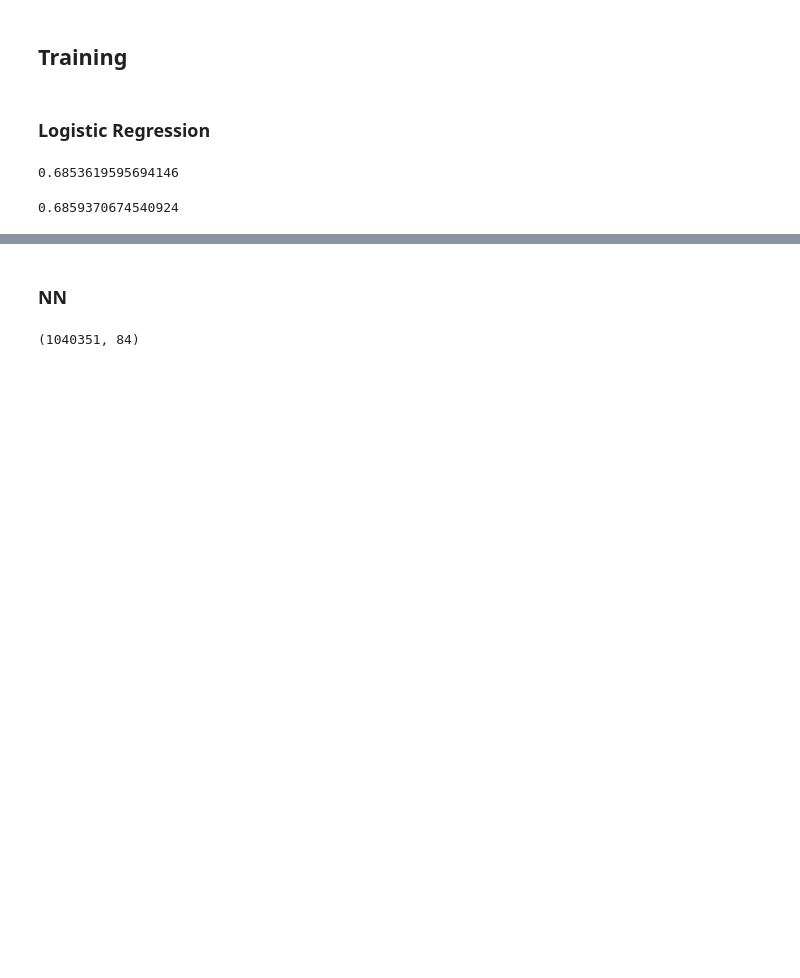
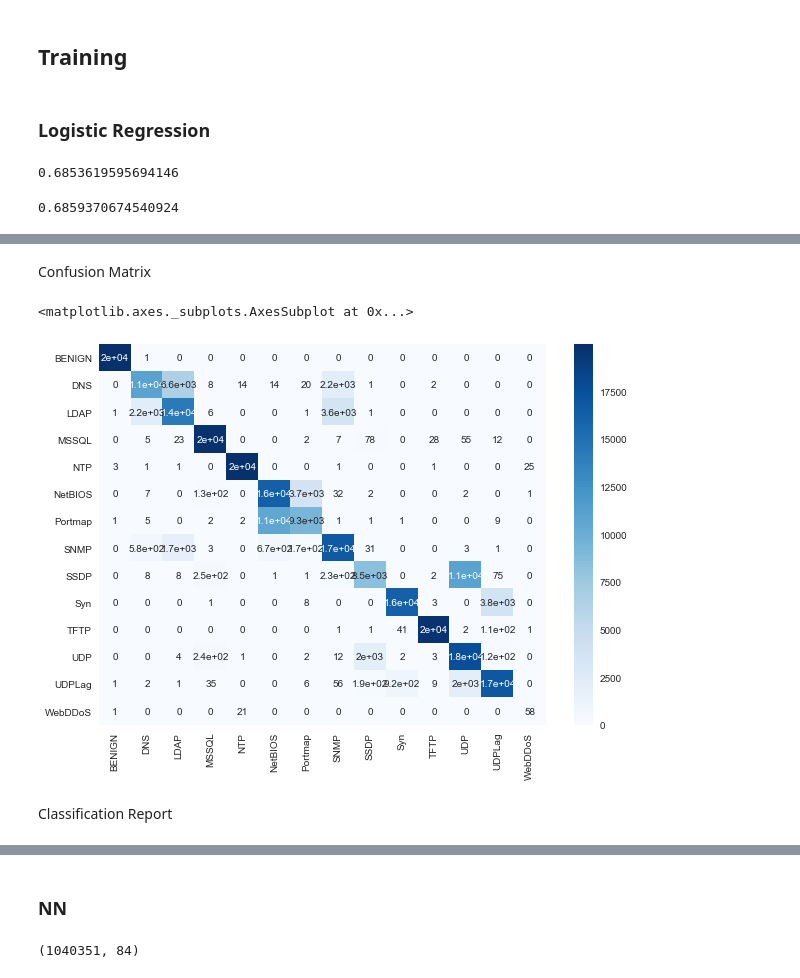
Before and after one commit to Ilona-Hanqi-Z/ML-Network, a Jupyter notebook: Final/Analysis.ipynb, the cells around one changed output, grey strips where cells are left out. Cells and saved outputs as stored; diff of their text form; code cells hidden in the pictures; blank space fills up the shorter version.

```diff
--- a/Final/Analysis.ipynb
+++ b/Final/Analysis.ipynb
@@ -129,0 +222,3 @@ clf.score(test_X_std, test_Y)
+# %%
+test_Yhat = rf.predict(test_X_std)
+cm = confusion_matrix(test_Y_num, test_Yhat)
@@ -129,0 +239,11 @@ clf.score(test_X_std, test_Y)
+# %% [markdown]
+Confusion Matrix
+# %%
+df_cm = pd.DataFrame(cm, index=labels, columns=labels)
+plt.figure(figsize = (10,7))
+sns.heatmap(df_cm, annot=True, cmap='Blues', linecolor='white')
+# %% [output]
+<matplotlib.axes._subplots.AxesSubplot at 0x...>
+[figure, added]
+# %% [markdown]
+Classification Report
```
Also changed, not shown: parts of 46 cells of this notebook.
